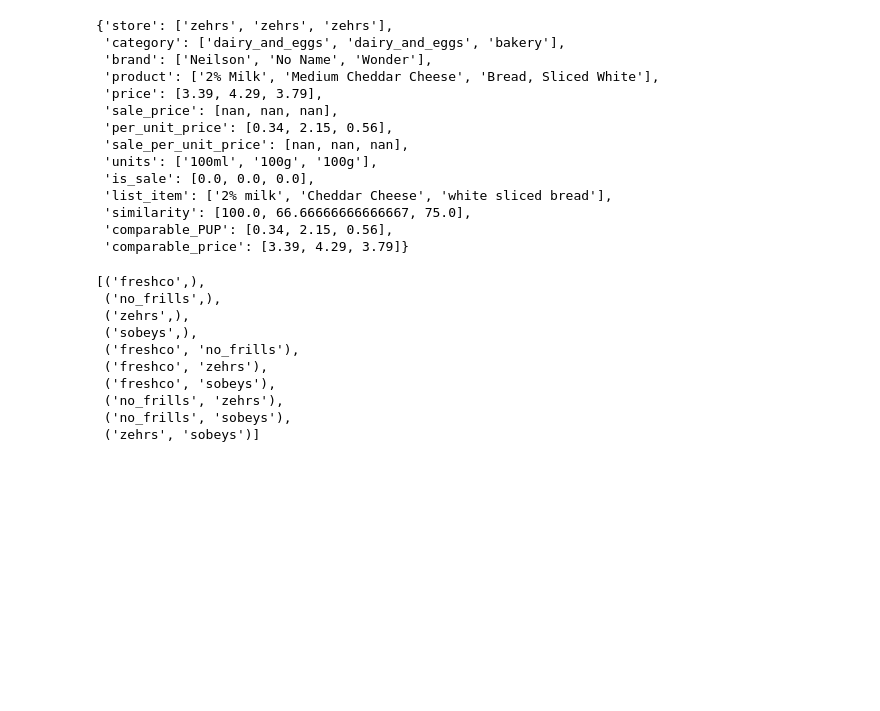
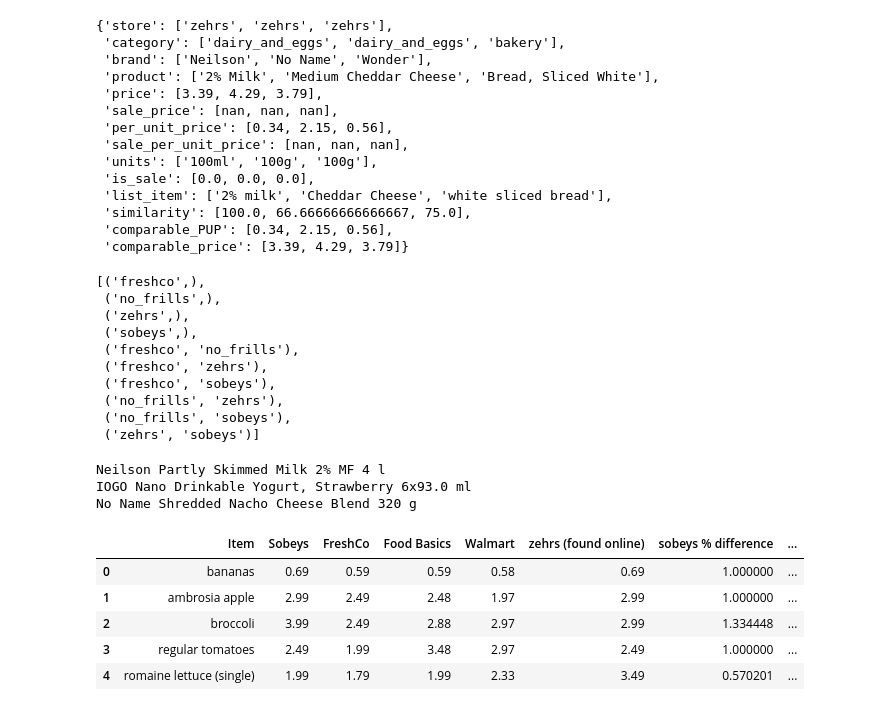
Before and after one commit to caitlan-krasinski/grocery-store-backend, a Jupyter notebook: 2_store_comb.ipynb, the cells around one changed output. Cells and saved outputs as stored; diff of their text form; code cells hidden in the pictures; blank space fills up the shorter version.

```diff
--- a/2_store_comb.ipynb
+++ b/2_store_comb.ipynb
@@ -496,3 +496,39 @@ list(chain.from_iterable(combinations(stores, r) for r in range(1, n+1)))
  ('no_frills', 'zehrs'),
  ('no_frills', 'sobeys'),
  ('zehrs', 'sobeys')]
+# %%
+import re
+
+brands = ['Neilson', 'IOGO', 'No Name']
+
+strs = ['NeilsonPartly Skimmed Milk 2% MF4 l'
+        , 'IOGONano Drinkable Yogurt, Strawberry6x93.0 ml'
+        , 'No NameShredded Nacho Cheese Blend320 g']
+
+for i in range(len(strs)):
+    # add space after brand
+    s = strs[i].replace(brands[i], f'{brands[i]} ')
+
+    # search for all numbers with letter directly in front
+    find_num = re.search('(?<=\w)\d', s)
+    # index of that pattern match
+    idx = find_num.start()
+    # split on the pattern index
+    s = s[:idx] + ' ' + s[idx:]
+    print(s)
+# %% [output]
+Neilson Partly Skimmed Milk 2% MF 4 l
+IOGO Nano Drinkable Yogurt, Strawberry 6x93.0 ml
+No Name Shredded Nacho Cheese Blend 320 g
+# %%
+import pandas as pd
+
+study = pd.read_csv('empirical study.csv')
+study.head()
+# %% [output]
+|  | Item | Sobeys | FreshCo | Food Basics | Walmart | zehrs (found online) | sobeys % difference | ... |
+| 0 | bananas | 0.69 | 0.59 | 0.59 | 0.58 | 0.69 | 1.000000 | ... |
+| 1 | ambrosia apple | 2.99 | 2.49 | 2.48 | 1.97 | 2.99 | 1.000000 | ... |
+| 2 | broccoli | 3.99 | 2.49 | 2.88 | 2.97 | 2.99 | 1.334448 | ... |
+| 3 | regular tomatoes | 2.49 | 1.99 | 3.48 | 2.97 | 2.49 | 1.000000 | ... |
+| 4 | romaine lettuce (single) | 1.99 | 1.79 | 1.99 | 2.33 | 3.49 | 0.570201 | ... |
```
Also changed, not shown: parts of 4 cells of this notebook, 49 other files.
